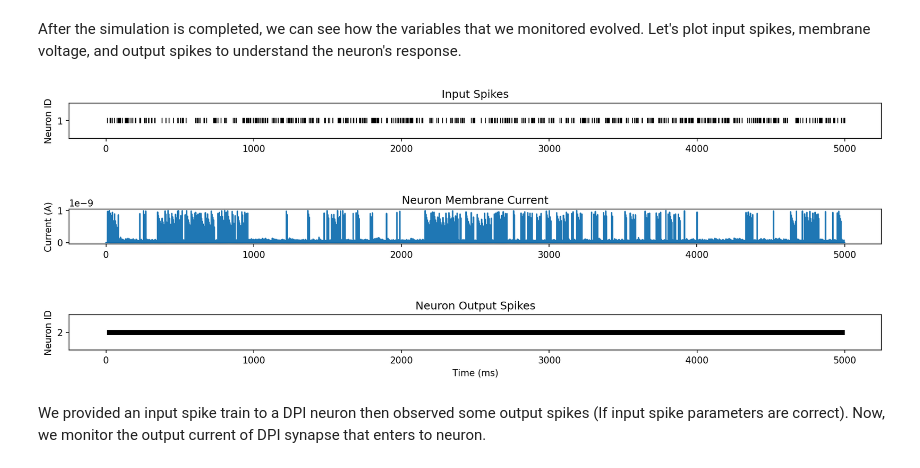
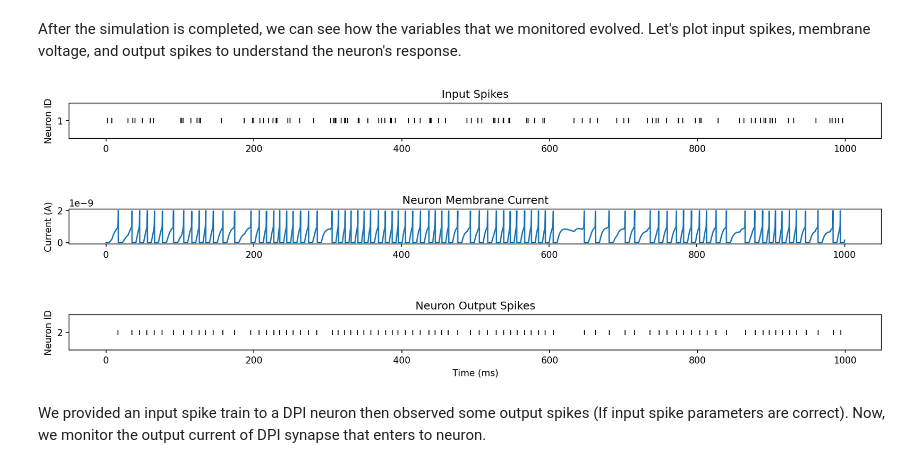
Before and after one commit to YigitDemirag/dynapse-simulator, a Jupyter notebook: part1.ipynb, the cells around one changed output. Saved outputs shown, nothing was run; the diff lists cells and outputs as text; code cells hidden in the pictures.

```diff
--- a/part1.ipynb
+++ b/part1.ipynb
@@ -97,8 +97,8 @@ In the cell below, you will see three different spike train implementations
 # Parameters
 input_type   = 'poisson' # 'regular', 'poisson' or 'cosine' (Default: poisson)
 pulse_start  = 0         # second - Start time of input (Default: 0)
-pulse_stop   = 5         # second - Stop time of input (Default: 5)
-inp_duration = 5         # second - Simulation duration (Default: 5)
+pulse_stop   = 1         # second - Stop time of input (Default: 5)
+inp_duration = 1         # second - Simulation duration (Default: 5)
 rate         = 100       # Hz or rad/sec - Spiking rate (Default: 80 Hz for regular, 100 Hz for poission, 2 rad/sec for cosine)
 ##################
 
@@ -209,36 +209,36 @@ plt.figure(figsize=(16,5),dpi=150)
 plt.subplots_adjust(hspace=2)
 
 # Input Spikes
 plt.subplot(311)
-spike_placeholder = np.zeros(5000)
+spike_placeholder = np.zeros(inp_duration * 1000)
 spike_placeholder[np.array(mon_neuron_input.t/ms, dtype=int)]=1
 plt.plot(spike_placeholder,'k|')
 matplotlib.pyplot.yticks(range(1, 3))
 plt.ylim(0.5, 1.5)
 plt.title('Input Spikes')
 plt.ylabel('Neuron ID')
 #plt.xlabel('Time (ms)')
 
 plt.subplot(312)
 Isoma_mem = mon_neuron_state.Isoma_mem[0]
 plt.plot(mon_neuron_state.t/ms, Isoma_mem)
 
 plt.title('Neuron Membrane Current')
 plt.ylabel('Current (A)')
 #plt.xlabel('Time (ms)')
 
 plt.subplot(313)
-spike_placeholder = np.zeros(5000)
+spike_placeholder = np.zeros(inp_duration * 1000)
 spike_placeholder[np.array(mon_neuron_output.t/ms, dtype=int)]=2
 plt.plot(spike_placeholder,'k|')
 matplotlib.pyplot.yticks(range(1, 3))
 plt.ylim(1.5, 2.5)
 plt.title('Neuron Output Spikes')
 plt.ylabel('Neuron ID')
 plt.xlabel('Time (ms)')
 plt.show()
 # %% [output]
-[figure, old version]
+[figure, new version]
 # %% [markdown]
 We provided an input spike train to a DPI neuron then observed some output spikes (If input spike parameters are correct). Now, we monitor the output current of DPI synapse that enters to neuron.
 # %%
```
Also changed, not shown: parts of 4 cells of this notebook, 6 other files.
